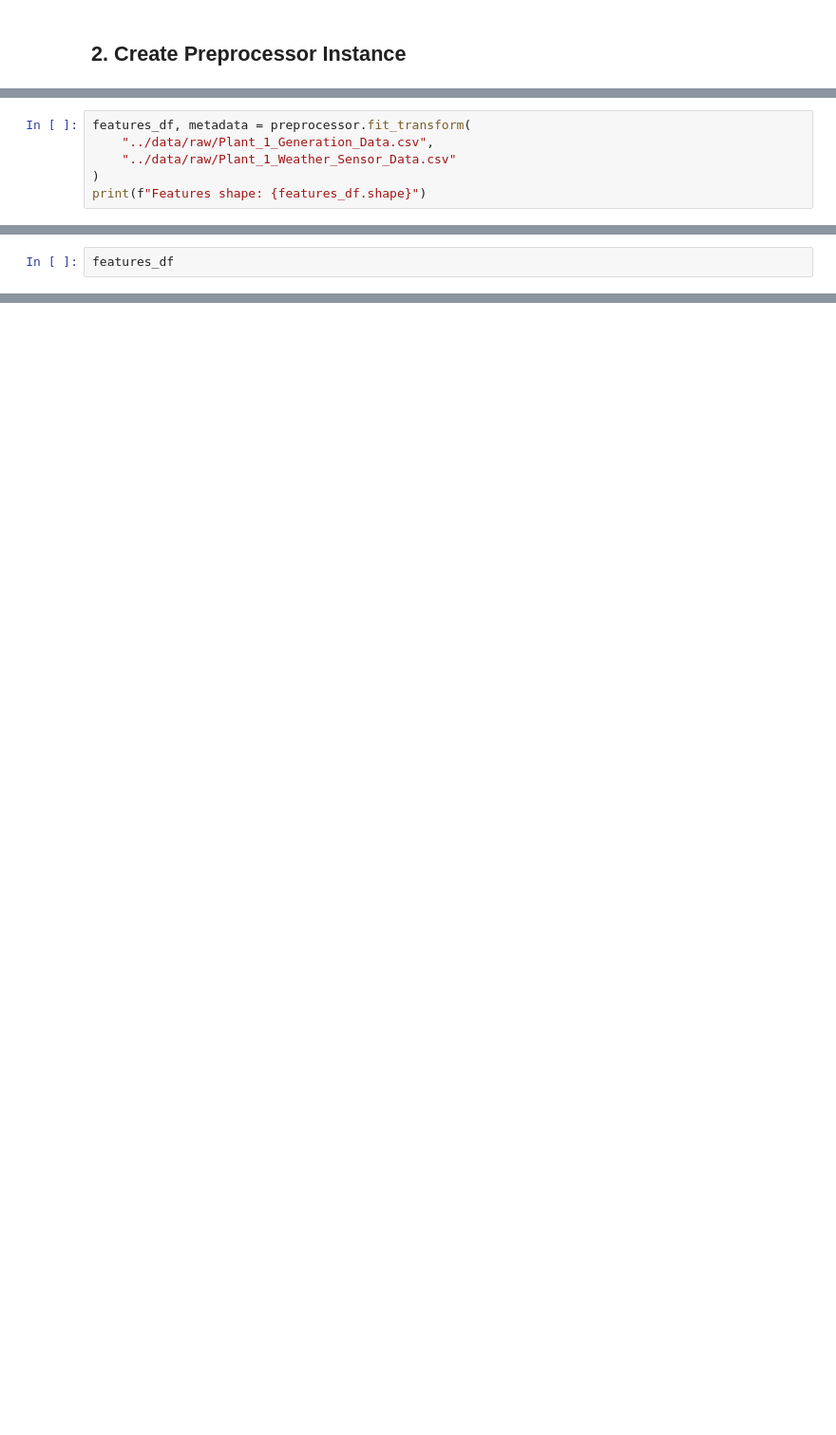
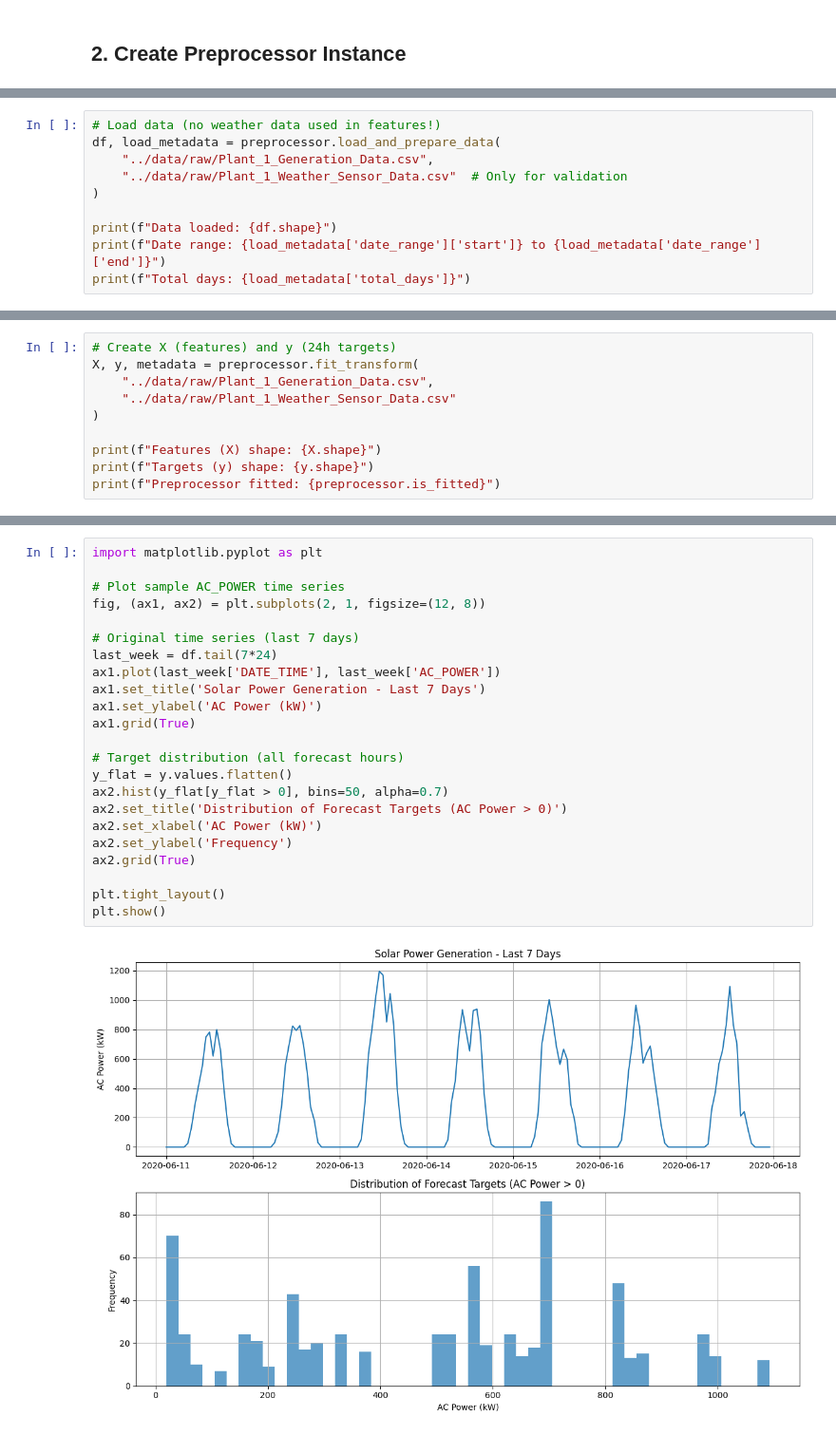
Before and after one commit to ileardo/solar-forecasting-mlops, a Jupyter notebook: notebooks/02_data_processing.ipynb, the cells around one changed output, grey strips where cells are left out. Shown: that part at 95% size. Cells and saved outputs as stored; diff of their text form; blank space fills up the shorter version.

Commit message:
update preprocessor

```diff
--- a/notebooks/02_data_processing.ipynb
+++ b/notebooks/02_data_processing.ipynb
@@ -30,7 +43,11 @@ False
 # %%
-features_df, metadata = preprocessor.fit_transform(
+# Load data (no weather data used in features!)
+df, load_metadata = preprocessor.load_and_prepare_data(
     "../data/raw/Plant_1_Generation_Data.csv",
-    "../data/raw/Plant_1_Weather_Sensor_Data.csv"
+    "../data/raw/Plant_1_Weather_Sensor_Data.csv"  # Only for validation
 )
-print(f"Features shape: {features_df.shape}")
+
+print(f"Data loaded: {df.shape}")
+print(f"Date range: {load_metadata['date_range']['start']} to {load_metadata['date_range']['end']}")
+print(f"Total days: {load_metadata['total_days']}")
 # %% [output]
@@ -103,3 +80,11 @@ preprocessor.get_feature_names()
 # %%
-features_df
+# Create X (features) and y (24h targets)
+X, y, metadata = preprocessor.fit_transform(
+    "../data/raw/Plant_1_Generation_Data.csv",
+    "../data/raw/Plant_1_Weather_Sensor_Data.csv"
+)
+
+print(f"Features (X) shape: {X.shape}")
+print(f"Targets (y) shape: {y.shape}")
+print(f"Preprocessor fitted: {preprocessor.is_fitted}")
 # %% [output]
@@ -132,0 +273,25 @@ True
+# %%
+import matplotlib.pyplot as plt
+
+# Plot sample AC_POWER time series
+fig, (ax1, ax2) = plt.subplots(2, 1, figsize=(12, 8))
+
+# Original time series (last 7 days)
+last_week = df.tail(7*24)
+ax1.plot(last_week['DATE_TIME'], last_week['AC_POWER'])
+ax1.set_title('Solar Power Generation - Last 7 Days')
+ax1.set_ylabel('AC Power (kW)')
+ax1.grid(True)
+
+# Target distribution (all forecast hours)
+y_flat = y.values.flatten()
+ax2.hist(y_flat[y_flat > 0], bins=50, alpha=0.7)
+ax2.set_title('Distribution of Forecast Targets (AC Power > 0)')
+ax2.set_xlabel('AC Power (kW)')
+ax2.set_ylabel('Frequency')
+ax2.grid(True)
+
+plt.tight_layout()
+plt.show()
+# %% [output]
+[figure, added]
```
Also changed, not shown: parts of 33 cells of this notebook, 1 other file.
